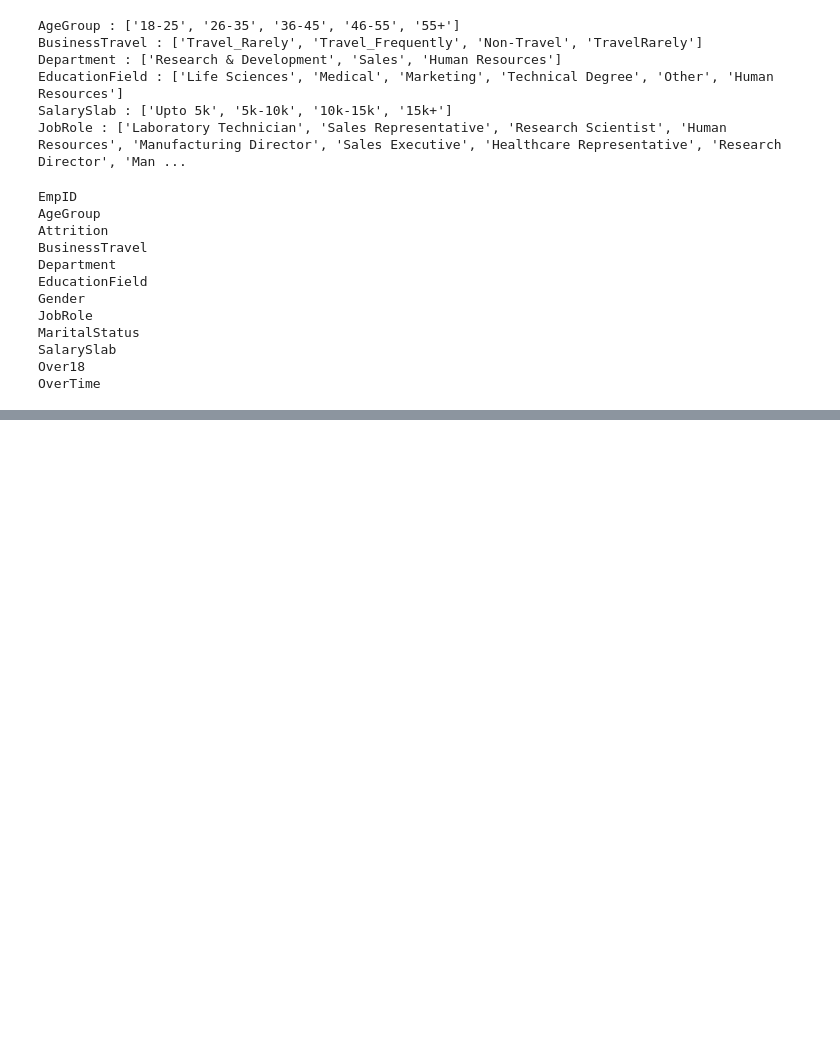
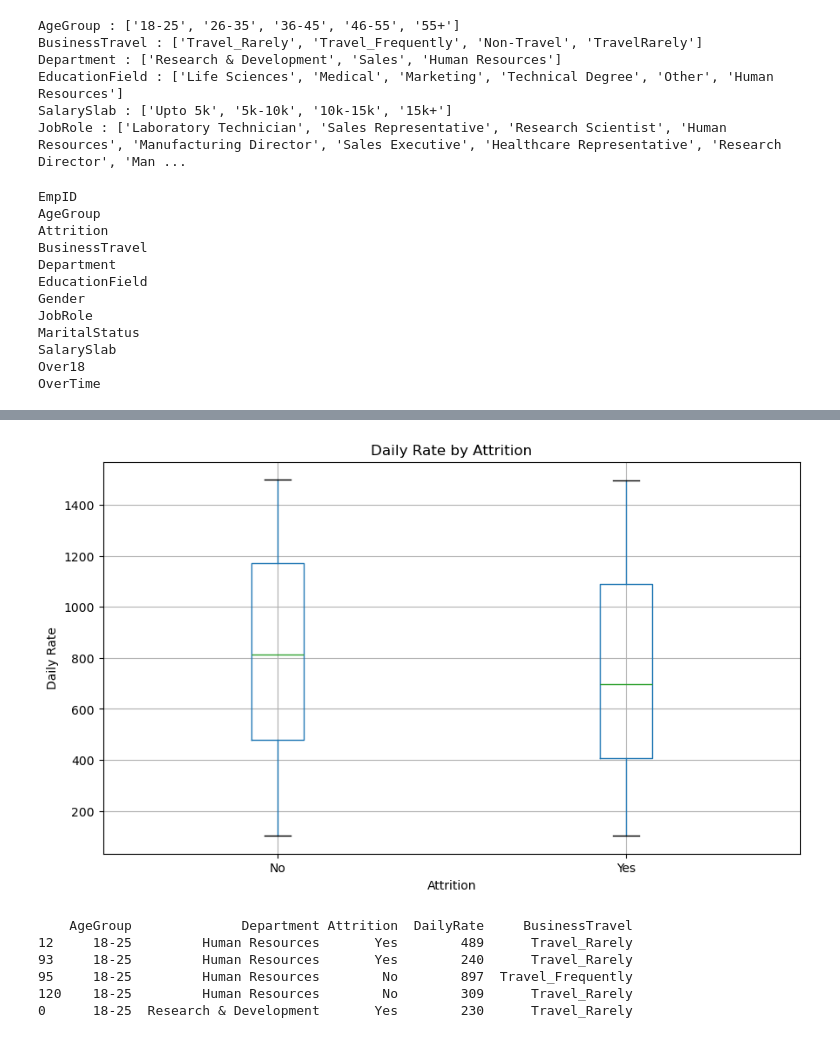
Before and after one commit to SethMoffat/Project_1, a Jupyter notebook: explore.ipynb, the cells around one changed output, grey strips where cells are left out. Saved outputs shown, nothing was run; the diff lists cells and outputs as text; code cells hidden in the pictures; blank space fills up the shorter version.

```diff
--- a/explore.ipynb
+++ b/explore.ipynb
@@ -88,0 +123,24 @@ OverTime
+# %%
+# Create a box plot for DailyRate vs. Attrition
+df.boxplot(column='DailyRate', by='Attrition', figsize=(10, 6))
+plt.title('Daily Rate by Attrition')
+plt.suptitle('')  # Remove the automatic "Boxplot grouped by Attrition" title
+plt.xlabel('Attrition')
+plt.ylabel('Daily Rate')
+plt.show()
+# %% [output]
+[figure, added]
+# %%
+# Filter data for relevant columns (age group, department, attrition, etc.)
+filtered_data = df[['AgeGroup', 'Department', 'Attrition', 'DailyRate', 'BusinessTravel']]
+
+# You can further sort the filtered data
+filtered_sorted_data = filtered_data.sort_values(by=['AgeGroup', 'Department'])
+print(filtered_sorted_data.head())  # Display sorted and filtered data
+# %% [output]
+    AgeGroup              Department Attrition  DailyRate     BusinessTravel
+12     18-25         Human Resources       Yes        489      Travel_Rarely
+93     18-25         Human Resources       Yes        240      Travel_Rarely
+95     18-25         Human Resources        No        897  Travel_Frequently
+120    18-25         Human Resources        No        309      Travel_Rarely
+0      18-25  Research & Development       Yes        230      Travel_Rarely
```
Also changed, not shown: parts of 5 cells of this notebook.
